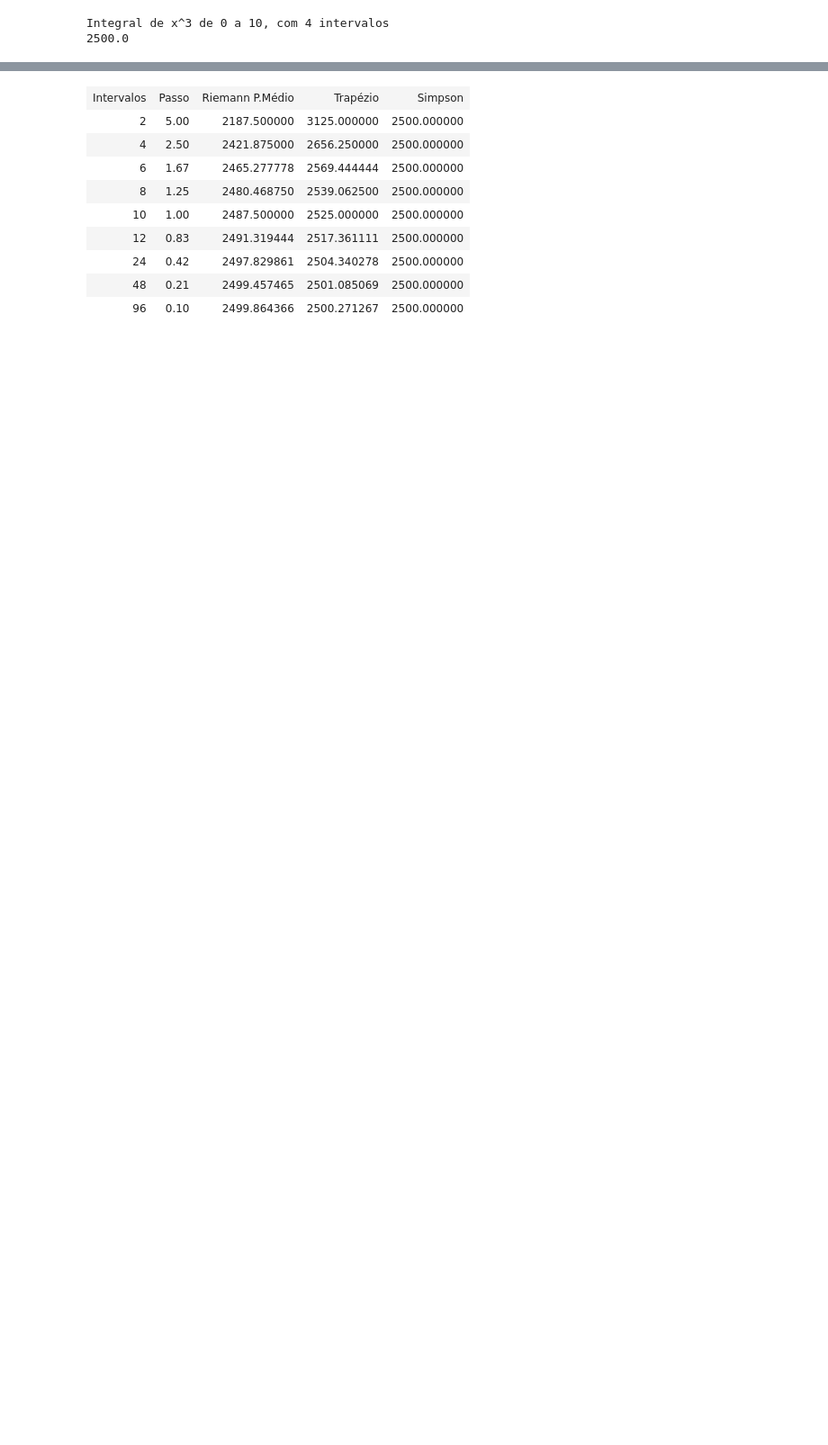
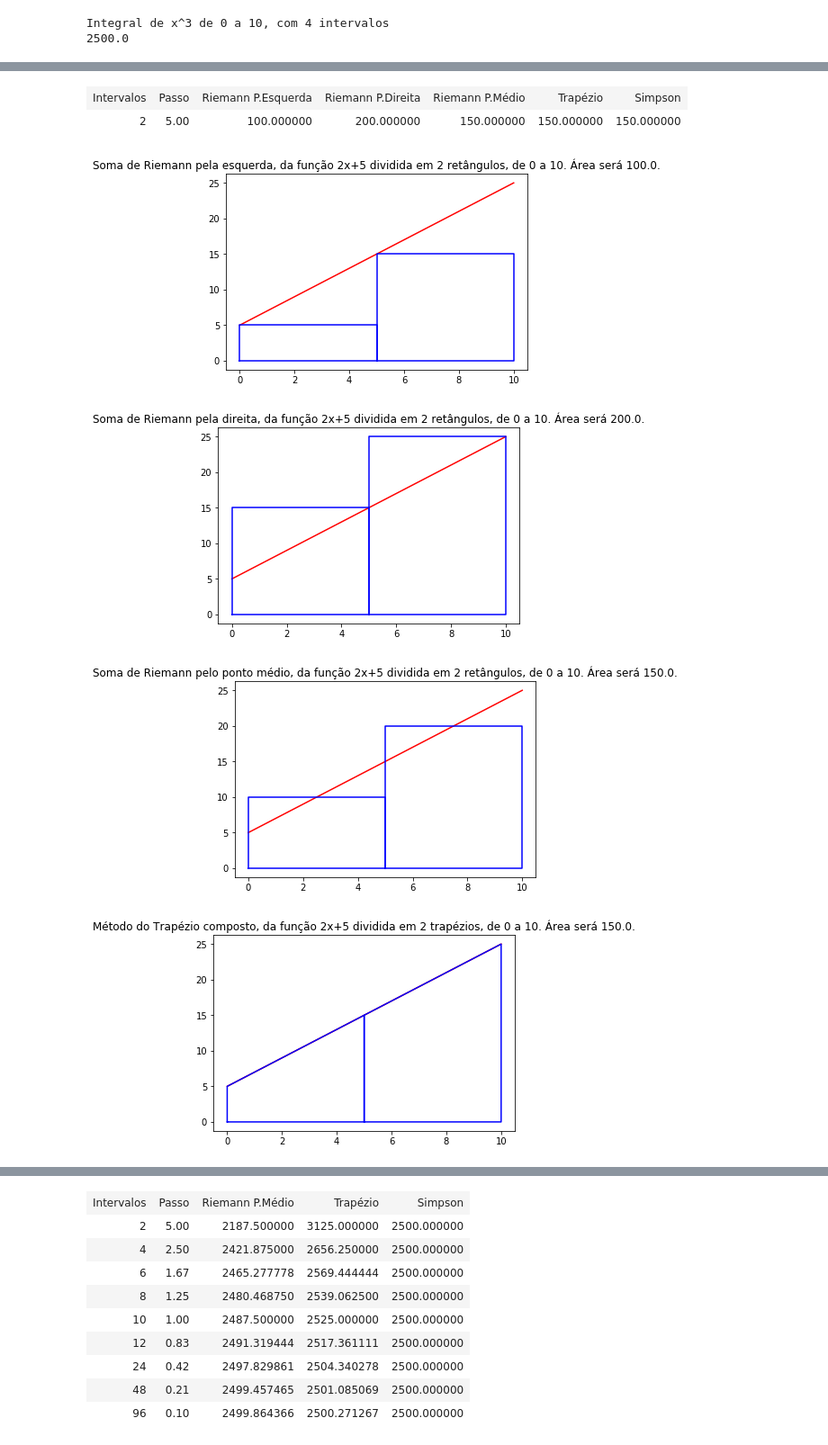
Before and after one commit to mcseves/inf1608, a Jupyter notebook: IntegracaoNumerica_1312063.ipynb, the cells around one changed output, grey strips where cells are left out. Shown at 90% size. Drawn from its saved outputs; the diff is of its cells as text; code cells hidden in the pictures; blank space fills up the shorter version.

```diff
--- a/IntegracaoNumerica_1312063.ipynb
+++ b/IntegracaoNumerica_1312063.ipynb
@@ -224,0 +396,36 @@ Vamos agora comparar a precisão dos valores de integração para cada um dos m
+# %%
+a = 0
+b = 10
+def Passo(n):
+    return (b-a)/n
+
+def B(x):
+    return 2*x+5
+
+nomeB = "2x+5"
+
+data =[['Intervalos','Passo', 'Riemann P.Esquerda','Riemann P.Direita','Riemann P.Médio', 'Trapézio', 'Simpson'],
+       ['2',"%.2f" %Passo(2),"%.6f" %riemannEsquerda(B,a,b,2),"%.6f" %riemannDireita(B,a,b,2),"%.6f" %riemannPontoMedio(B,a,b,2),"%.6f" %metodoTrapezio(B,a,b,2),"%.6f" %metodoSimpson(B,a,b,2)]]
+
+
+display(HTML(
+    '<table><tr>{}</tr></table>'.format(
+        '</tr><tr>'.join(
+            '<td>{}</td>'.format('</td><td>'.join(str(_) for _ in row)) for row in data)
+        )
+ ))
+# %% [output]
+| Intervalos | Passo | Riemann P.Esquerda | Riemann P.Direita | Riemann P.Médio | Trapézio | Simpson |
+| 2 | 5.00 | 100.000000 | 200.000000 | 150.000000 | 150.000000 | 150.000000 |
+# %%
+n = 2
+plotRiemannEsquerda(B,a,b,n,nomeB)
+plotRiemannDireita(B,a,b,n,nomeB)
+plotRiemannPM(B,a,b,n,nomeB)
+plotTrapezio(B,a,b,n,nomeB)
+plotSimpson(B,a,b,n,nomeB)
+# %% [output]
+[figure, added]
+[figure, added]
+[figure, added]
+[figure, added]
```
Also changed, not shown: parts of 11 cells of this notebook.
